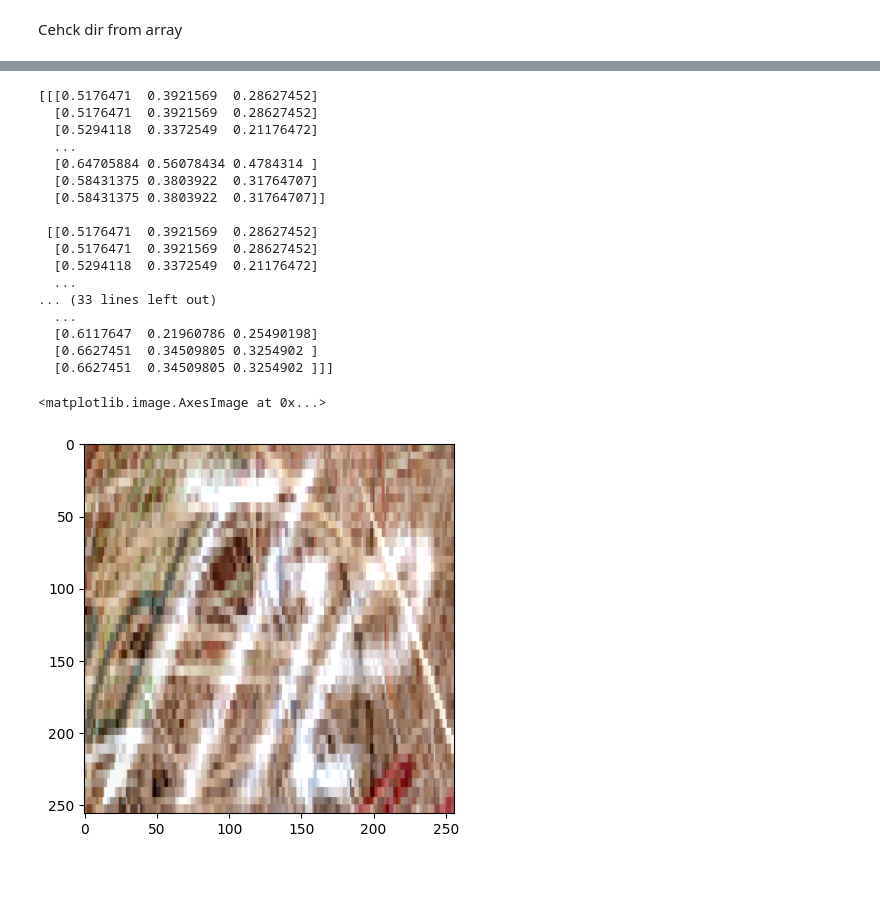
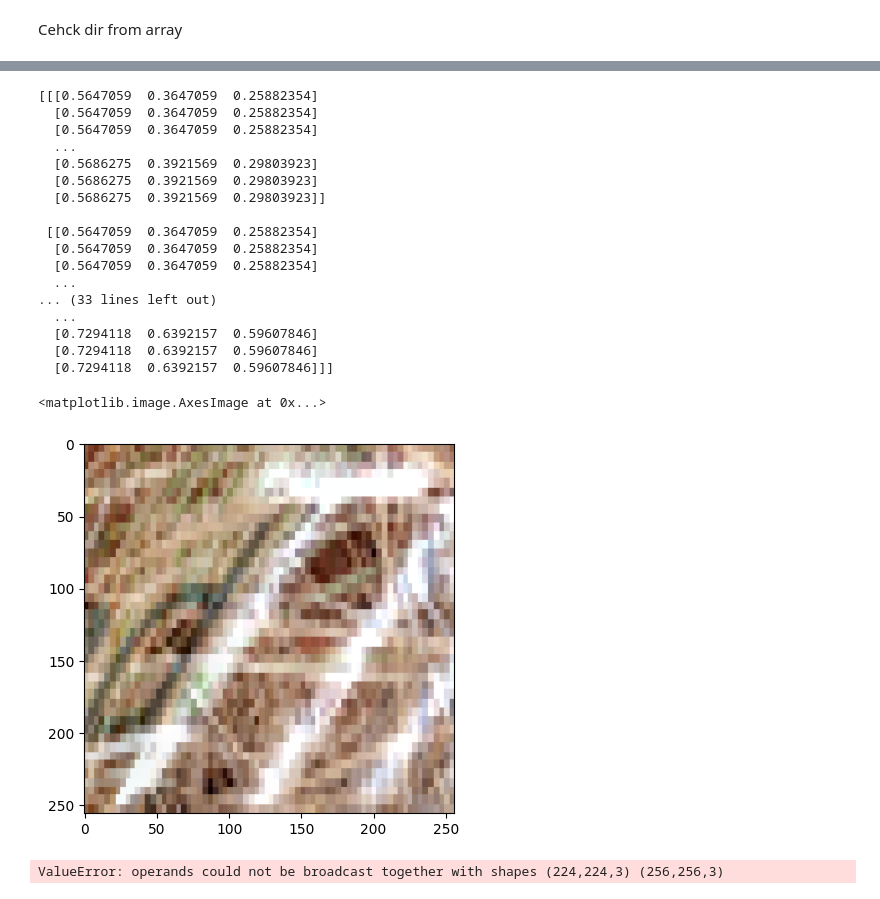
Before and after one commit to glusi/cv-project, a Jupyter notebook: last_project.ipynb, the cells around one changed output, grey strips where cells are left out. Cells and saved outputs as stored; diff of their text form; code cells hidden in the pictures.

```diff
--- a/last_project.ipynb
+++ b/last_project.ipynb
@@ -494,7 +496,7 @@ ValueError: Found input variables with inconsistent numbers of samples: [4, 1036
 Check with flow from test directory
 # %%
 dg =  ImageDataGenerator(
-     rescale=1/255, dtype='float32',
+     rescale=1/255, dtype='float32',target_size=(SIZE,SIZE)
      )
 t_dir = dg.flow_from_directory('test_set', shuffle=False)
 # %% [output]
@@ -609,24 +621,31 @@ plt.imshow(h)
 # %%
-h2 = t_dir.next()[0][0]
+h2 = t_dir.next()[0][1]
 print(h2)
 plt.imshow(h2)
 # %% [output]
-[[[0.5176471  0.3921569  0.28627452]
-  [0.5176471  0.3921569  0.28627452]
-  [0.5294118  0.3372549  0.21176472]
+[[[0.5647059  0.3647059  0.25882354]
+  [0.5647059  0.3647059  0.25882354]
+  [0.5647059  0.3647059  0.25882354]
   ...
-  [0.64705884 0.56078434 0.4784314 ]
-  [0.58431375 0.3803922  0.31764707]
-  [0.58431375 0.3803922  0.31764707]]
+  [0.5686275  0.3921569  0.29803923]
+  [0.5686275  0.3921569  0.29803923]
+  [0.5686275  0.3921569  0.29803923]]
 
- [[0.5176471  0.3921569  0.28627452]
-  [0.5176471  0.3921569  0.28627452]
-  [0.5294118  0.3372549  0.21176472]
+ [[0.5647059  0.3647059  0.25882354]
+  [0.5647059  0.3647059  0.25882354]
+  [0.5647059  0.3647059  0.25882354]
   ...
 ... (33 lines left out)
   ...
-  [0.6117647  0.21960786 0.25490198]
-  [0.6627451  0.34509805 0.3254902 ]
-  [0.6627451  0.34509805 0.3254902 ]]]
+  [0.7294118  0.6392157  0.59607846]
+  [0.7294118  0.6392157  0.59607846]
+  [0.7294118  0.6392157  0.59607846]]]
 <matplotlib.image.AxesImage at 0x...>
-[figure, old version]
+[figure, new version]
+# %%
+np.array_equal(h,h2)
+diffs = h - h2
+
+print(diffs)
+# %% [output]
+ValueError: operands could not be broadcast together with shapes (224,224,3) (256,256,3)
```
Also changed, not shown: parts of 25 cells of this notebook.
